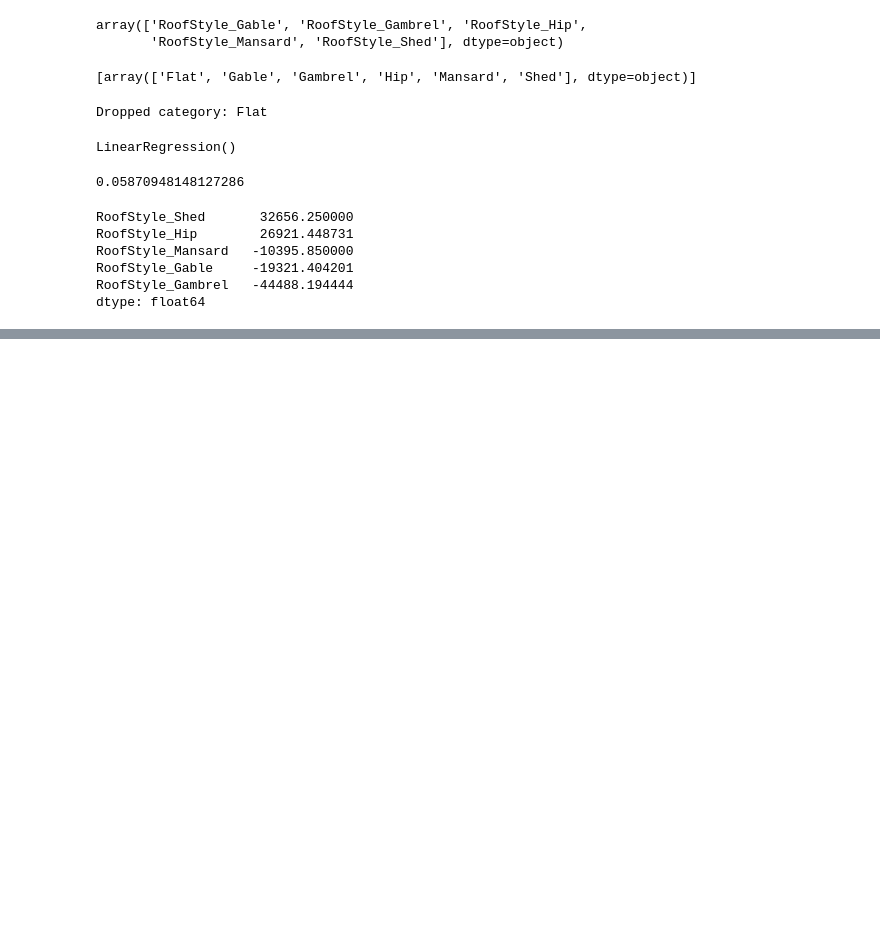
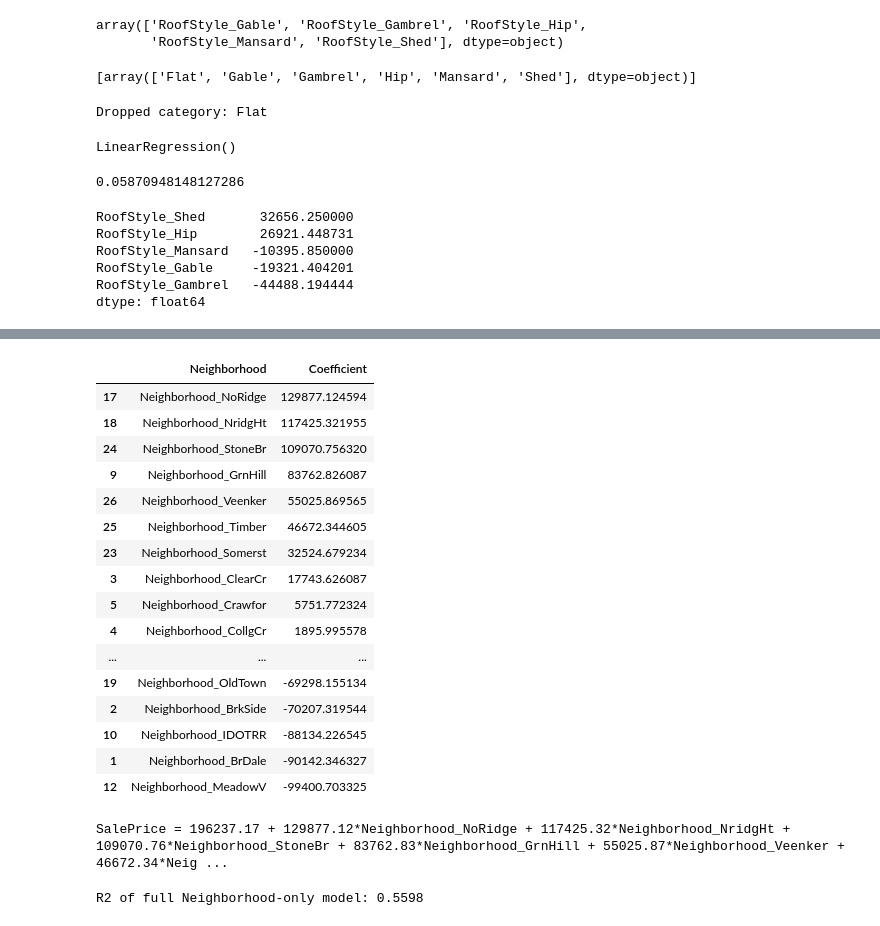
Before and after one commit to jmartinez128/Housing-market-ml-project-Jorge, a Jupyter notebook: Vinod_Version_ML_Analysis.ipynb, the cells around one changed output, grey strips where cells are left out. Saved outputs shown, nothing was run; the diff lists cells and outputs as text; code cells hidden in the pictures; blank space fills up the shorter version.

```diff
--- a/Vinod_Version_ML_Analysis.ipynb
+++ b/Vinod_Version_ML_Analysis.ipynb
@@ -944,0 +1084,5 @@ dtype: float64
+# %%
+y = df_neighborhood['SalePrice']
+# %%
+model = LinearRegression()
+model.fit(X_encoded, y)
@@ -944,0 +1091,6 @@ dtype: float64
+# %%
+coefficients = model.coef_
+intercept = model.intercept_
+
+print(coefficients[:5])
+print (f"Intercept: {intercept}")
@@ -944,0 +1101,7 @@ dtype: float64
+# %%
+coef_df = pd.DataFrame({
+    'Neighborhood': feature_names,
+    'Coefficient': coefficients
+})
+
+coef_df.head
@@ -944,0 +1115,34 @@ dtype: float64
+# %%
+coef_df_sorted = coef_df.sort_values(by='Coefficient', ascending=False)
+
+coef_df_sorted
+# %% [output]
+|  | Neighborhood | Coefficient |
+| 17 | Neighborhood_NoRidge | 129877.124594 |
+| 18 | Neighborhood_NridgHt | 117425.321955 |
+| 24 | Neighborhood_StoneBr | 109070.756320 |
+| 9 | Neighborhood_GrnHill | 83762.826087 |
+| 26 | Neighborhood_Veenker | 55025.869565 |
+| 25 | Neighborhood_Timber | 46672.344605 |
+| 23 | Neighborhood_Somerst | 32524.679234 |
+| 3 | Neighborhood_ClearCr | 17743.626087 |
+| 5 | Neighborhood_Crawfor | 5751.772324 |
+| 4 | Neighborhood_CollgCr | 1895.995578 |
+| ... | ... | ... |
+| 19 | Neighborhood_OldTown | -69298.155134 |
+| 2 | Neighborhood_BrkSide | -70207.319544 |
+| 10 | Neighborhood_IDOTRR | -88134.226545 |
+| 1 | Neighborhood_BrDale | -90142.346327 |
+| 12 | Neighborhood_MeadowV | -99400.703325 |
+# %%
+equation = f"SalePrice = {intercept:.2f} "
+for index, row in coef_df_sorted.iterrows():
+    coef = row["Coefficient"]
+    neighborhood = row['Neighborhood']
+    sign = "+" if coef >= 0 else "-"
+    equation += f"{sign} {abs(coef):.2f}*{neighborhood} "
+print(equation)
+
+equation = f""
+# %% [output]
+SalePrice = 196237.17 + 129877.12*Neighborhood_NoRidge + 117425.32*Neighborhood_NridgHt + 109070.76*Neighborhood_StoneBr + 83762.83*Neighborhood_GrnHill + 55025.87*Neighborhood_Veenker + 46672.34*Neig ...
@@ -944,0 +1155,4 @@ dtype: float64
+# %%
+print(f"R2 of full Neighborhood-only model: {r2_full_model:.4f}")
+# %% [output]
+R2 of full Neighborhood-only model: 0.5598
```
Also changed, not shown: parts of 17 cells of this notebook.
